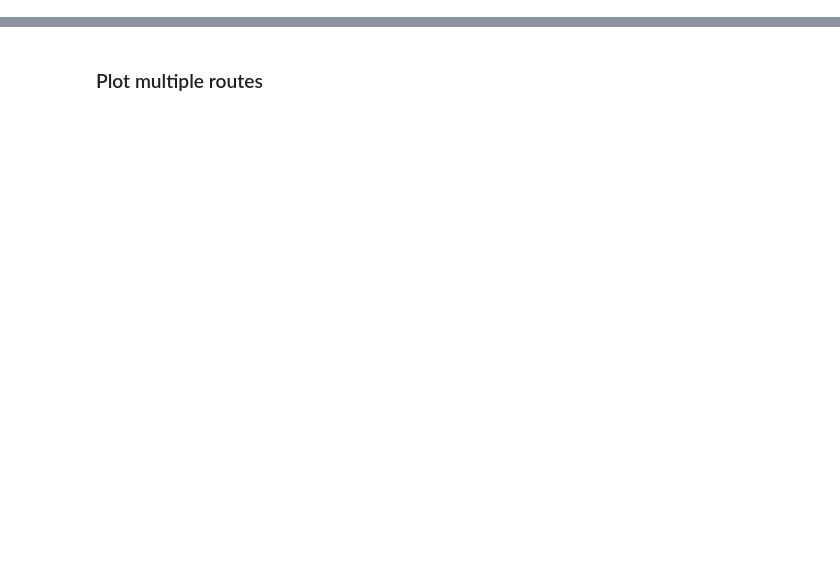
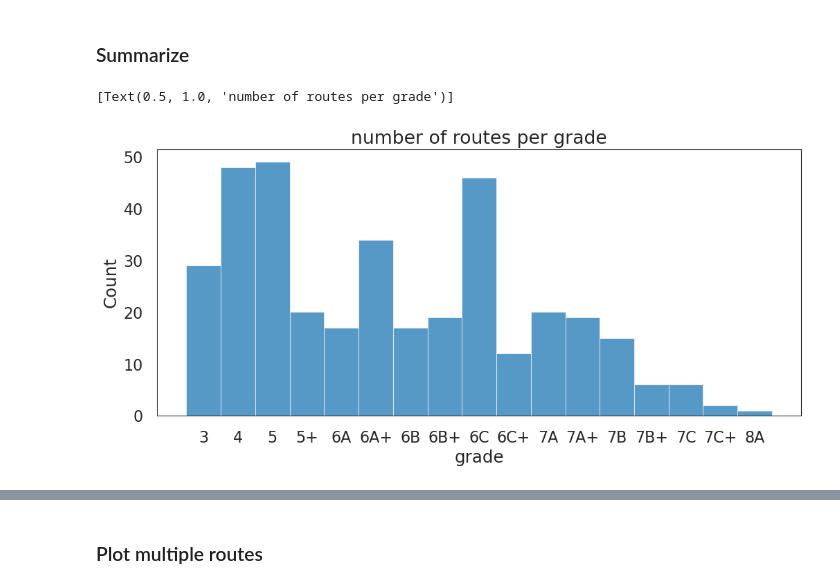
Before and after one commit to bellonet/boulder-image-match, a Jupyter notebook: boulder_height_grade_graphs.ipynb, the cells around one changed output, grey strips where cells are left out. Cells and saved outputs as stored; diff of their text form; code cells hidden in the pictures; blank space fills up the shorter version.

Commit message:
more berta boulder graphs

```diff
--- a/boulder_height_grade_graphs.ipynb
+++ b/boulder_height_grade_graphs.ipynb
@@ -32,0 +57,4 @@ attempts
+# %%
+all_routes_soup = soup.find_all('div', {'class':'route-container'})
+n_routes = len(all_routes_soup)
+n_routes
@@ -32,0 +103,36 @@ attempts
+# %%
+df_all_routes = pd.DataFrame({
+    'section':routes_section,
+    'grade':routes_grade,
+    'grade_gym':routes_grade_gym,
+    'color':routes_color,
+    'name':routes_name,
+    'holdtypes':routes_holdtypes,
+    'styles':routes_style,
+    'time':routes_time,
+    'href':routes_hrefs,
+    'nclimbs':routes_nclimbs,
+})
+# %%
+holdtypes = ["pockets","jugs","volumes","pinches","crimps","slopers"]
+
+for h in holdtypes:
+    df_all_routes[h] = df_all_routes.holdtypes.str.contains(h)
+# %%
+styles = {"💎":"compression",
+          "🔬":"technique",
+          "💪":"strength",
+          "💣":"power",
+          "🤸":"fun",
+          "🧘":"balance",
+          "💢":"corner",
+          "💃":"footwork",
+          "🤹":"coordination",
+          "🚪":"arete",
+          "🏄":"mantle",
+          "🚀":"dyno",
+          "🔥":"endurance"
+         }
+
+for key,val in styles.items():
+    df_all_routes[val] = df_all_routes.apply(lambda x: key in x['styles'], axis=1)
@@ -32,0 +149,9 @@ attempts
+# %% [markdown]
+### Summarize
+# %%
+sns.set_style("white")
+plt.figure(figsize=(12,5))
+sns.histplot(df_all_routes.sort_values(by=["grade"]), x='grade').set(title='number of routes per grade')
+# %% [output]
+[Text(0.5, 1.0, 'number of routes per grade')]
+[figure, added]
```
Also changed, not shown: parts of 48 cells of this notebook, 1 other file.
